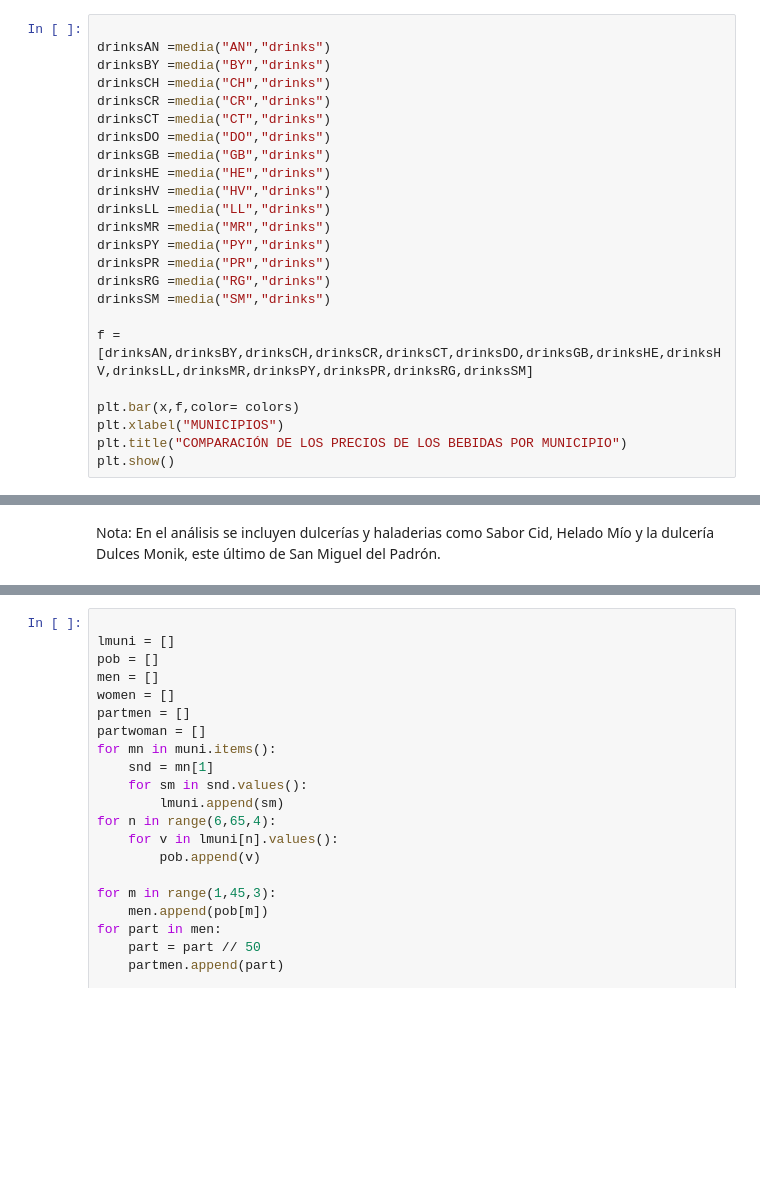
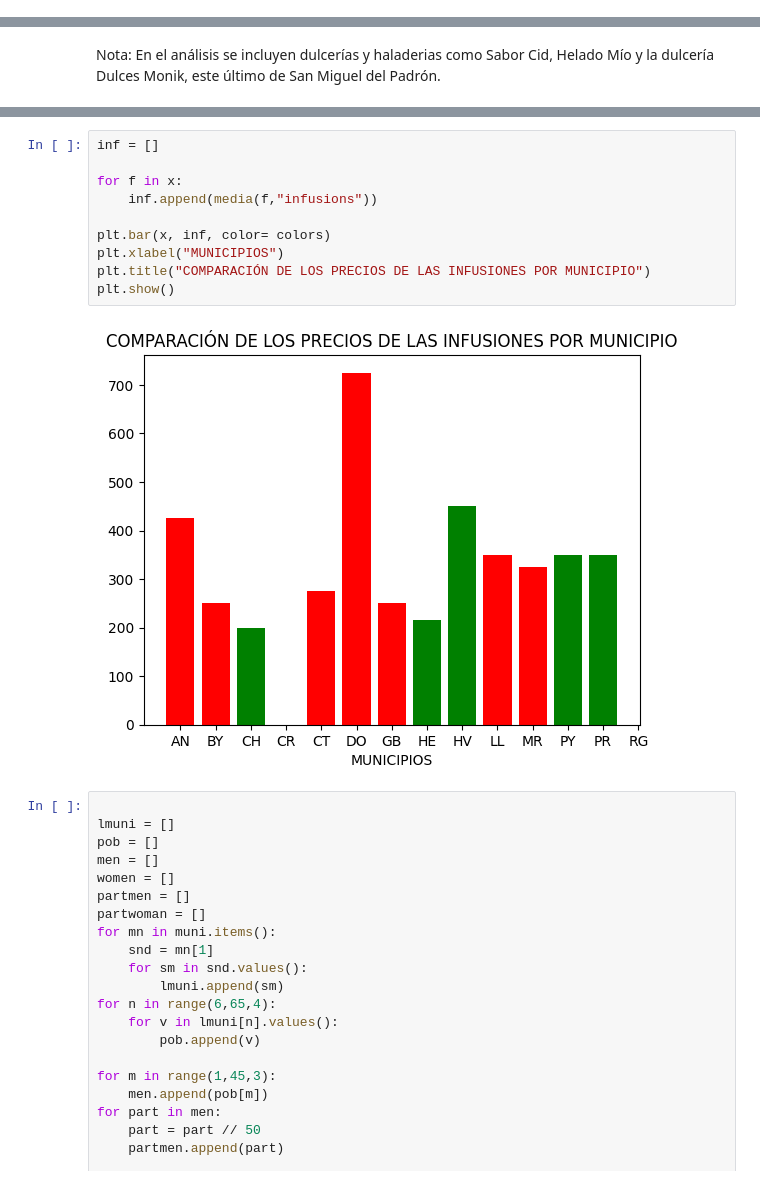
Before and after one commit to Datadrummer-jr/Food-Data, a Jupyter notebook: Project Code/restaurant project.ipynb, the cells around one changed output, grey strips where cells are left out. Drawn from its saved outputs; the diff is of its cells as text; blank space fills up the shorter version.

```diff
--- a/Project Code/restaurant project.ipynb
+++ b/Project Code/restaurant project.ipynb
@@ -209,26 +152,2 @@ plt.show()
 # %% [markdown]
  Para bajar la comida no baja sólo con la fuerza de gravedad, no, nececesita, de una pequeña pero cara ayuda, que son los líquidos, que ayudan a la comida a bajar en el corto período de tiempo en que se permanece en un restaurante, por lo queles cooparto la comparativa por municipio
-# %%
-
-drinksAN =media("AN","drinks")
-drinksBY =media("BY","drinks")
-drinksCH =media("CH","drinks")
-drinksCR =media("CR","drinks")
-drinksCT =media("CT","drinks")
-drinksDO =media("DO","drinks")
-drinksGB =media("GB","drinks")
-drinksHE =media("HE","drinks")
-drinksHV =media("HV","drinks")
-drinksLL =media("LL","drinks")
-drinksMR =media("MR","drinks")
-drinksPY =media("PY","drinks")
-drinksPR =media("PR","drinks")
-drinksRG =media("RG","drinks")
-drinksSM =media("SM","drinks")
-
-f = [drinksAN,drinksBY,drinksCH,drinksCR,drinksCT,drinksDO,drinksGB,drinksHE,drinksHV,drinksLL,drinksMR,drinksPY,drinksPR,drinksRG,drinksSM]
-
-plt.bar(x,f,color= colors)
-plt.xlabel("MUNICIPIOS")
-plt.title("COMPARACIÓN DE LOS PRECIOS DE LOS BEBIDAS POR MUNICIPIO")
-plt.show()
@@ -295,3 +198,15 @@ plt.show()
+# %%
+inf = []
+
+for f in x:
+    inf.append(media(f,"infusions"))
+
+plt.bar(x, inf, color= colors)
+plt.xlabel("MUNICIPIOS")
+plt.title("COMPARACIÓN DE LOS PRECIOS DE LAS INFUSIONES POR MUNICIPIO")
+plt.show()
+# %% [output]
+[figure, added]
 # %%
 
 lmuni = []
```
Also changed, not shown: parts of 14 cells of this notebook.
